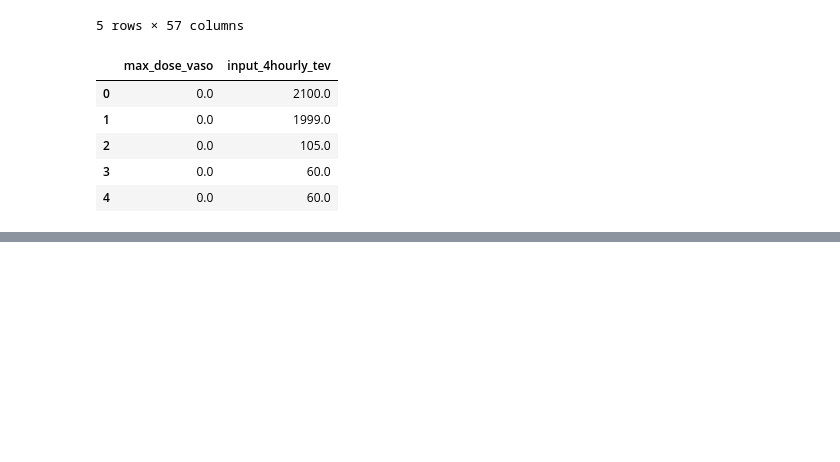
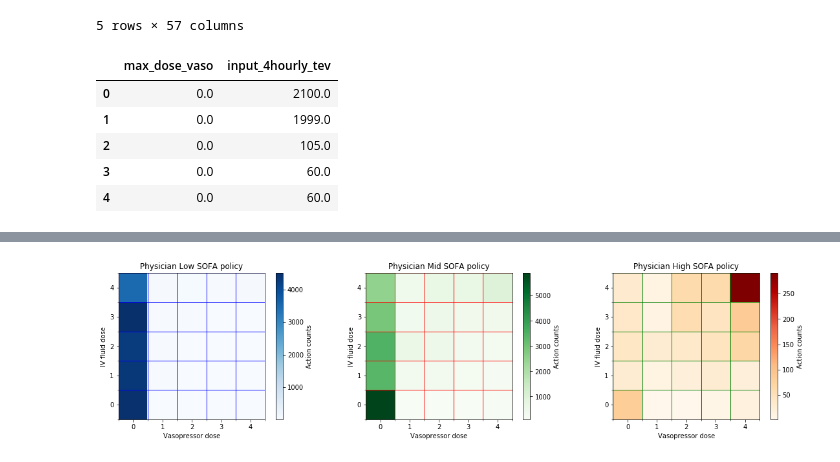
Before and after one commit to aniruddhraghu/sepsisrl, a Jupyter notebook: visualisation/stratified_plots.ipynb, the cells around one changed output, grey strips where cells are left out. Saved outputs shown, nothing was run; the diff lists cells and outputs as text; code cells hidden in the pictures; blank space fills up the shorter version.

Commit message:
New eval work and model based stuff

```diff
--- a/visualisation/stratified_plots.ipynb
+++ b/visualisation/stratified_plots.ipynb
@@ -160,0 +156,12 @@ hist3, _, _ = np.histogram2d(autoencode_actions_iv, autoencode_actions_vaso, bin
+# %%
+phys_actions_low_iv = phys_actions_low_tuple[:,0]
+phys_actions_low_vaso = phys_actions_low_tuple[:,1]
+hist_ph1, x_edges, y_edges = np.histogram2d(phys_actions_low_iv, phys_actions_low_vaso, bins=5)
+
+phys_actions_mid_iv = phys_actions_mid_tuple[:,0]
+phys_actions_mid_vaso = phys_actions_mid_tuple[:,1]
+hist_ph2, _, _ = np.histogram2d(phys_actions_mid_iv, phys_actions_mid_vaso, bins=5)
+
+phys_actions_high_iv = phys_actions_high_tuple[:,0]
+phys_actions_high_vaso = phys_actions_high_tuple[:,1]
+hist_ph3, _, _ = np.histogram2d(phys_actions_high_iv, phys_actions_high_vaso, bins=5)
@@ -239 +251,69 @@ plt.tight_layout()
+# %%
+f, (ax1, ax2, ax3) = plt.subplots(1, 3, figsize=(16,4))
+ax1.imshow(np.flipud(hist_ph1), cmap="Blues",extent=[x_edges[0], x_edges[-1],  y_edges[0],y_edges[-1]])
+ax2.imshow(np.flipud(hist_ph2), cmap="OrRd", extent=[x_edges[0], x_edges[-1],  y_edges[0],y_edges[-1]])
+ax3.imshow(np.flipud(hist_ph3), cmap="Greens", extent=[x_edges[0], x_edges[-1],  y_edges[0],y_edges[-1]])
+
+
+# ax1.grid(color='b', linestyle='-', linewidth=1)
+# ax2.grid(color='r', linestyle='-', linewidth=1)
+# ax3.grid(color='g', linestyle='-', linewidth=1)
+
+# Major ticks
+ax1.set_xticks(np.arange(0, 5, 1));
+ax1.set_yticks(np.arange(0, 5, 1));
+ax2.set_xticks(np.arange(0, 5, 1));
+ax2.set_yticks(np.arange(0, 5, 1));
+ax3.set_xticks(np.arange(0, 5, 1));
+ax3.set_yticks(np.arange(0, 5, 1));
+
+
+# Labels for major ticks
+ax1.set_xticklabels(np.arange(0, 5, 1));
+ax1.set_yticklabels(np.arange(0, 5, 1));
+ax2.set_xticklabels(np.arange(0, 5, 1));
+ax2.set_yticklabels(np.arange(0, 5, 1));
+ax3.set_xticklabels(np.arange(0, 5, 1));
+ax3.set_yticklabels(np.arange(0, 5, 1));
+
+
+# Minor ticks
+ax1.set_xticks(np.arange(-.5, 5, 1), minor=True);
+ax1.set_yticks(np.arange(-.5, 5, 1), minor=True);
+ax2.set_xticks(np.arange(-.5, 5, 1), minor=True);
+ax2.set_yticks(np.arange(-.5, 5, 1), minor=True);
+ax3.set_xticks(np.arange(-.5, 5, 1), minor=True);
+ax3.set_yticks(np.arange(-.5, 5, 1), minor=True);
+
+
+# Gridlines based on minor ticks
+ax1.grid(which='minor', color='b', linestyle='-', linewidth=1)
+ax2.grid(which='minor', color='r', linestyle='-', linewidth=1)
+ax3.grid(which='minor', color='g', linestyle='-', linewidth=1)
+
+
+im1 = ax1.pcolormesh(x_edges, y_edges, hist_ph1, cmap='Blues')
+f.colorbar(im1, ax=ax1, label = "Action counts")
+
+im2 = ax2.pcolormesh(x_edges, y_edges, hist_ph2, cmap='Greens')
+f.colorbar(im2, ax=ax2, label = "Action counts")
+
+im3 = ax3.pcolormesh(x_edges, y_edges, hist_ph3, cmap='OrRd')
+f.colorbar(im3, ax=ax3, label = "Action counts")
+
+
+ax1.set_ylabel('IV fluid dose')
+ax2.set_ylabel('IV fluid dose')
+ax3.set_ylabel('IV fluid dose')
+ax1.set_xlabel('Vasopressor dose')
+ax2.set_xlabel('Vasopressor dose')
+ax3.set_xlabel('Vasopressor dose')
+
+
+ax1.set_title("Physician Low SOFA policy")
+ax2.set_title("Physician Mid SOFA policy")
+ax3.set_title("Physician High SOFA policy")
+plt.tight_layout()
+# %% [output]
+[figure, added]
 # %%
```
Also changed, not shown: parts of 24 cells of this notebook, 22 other files.
